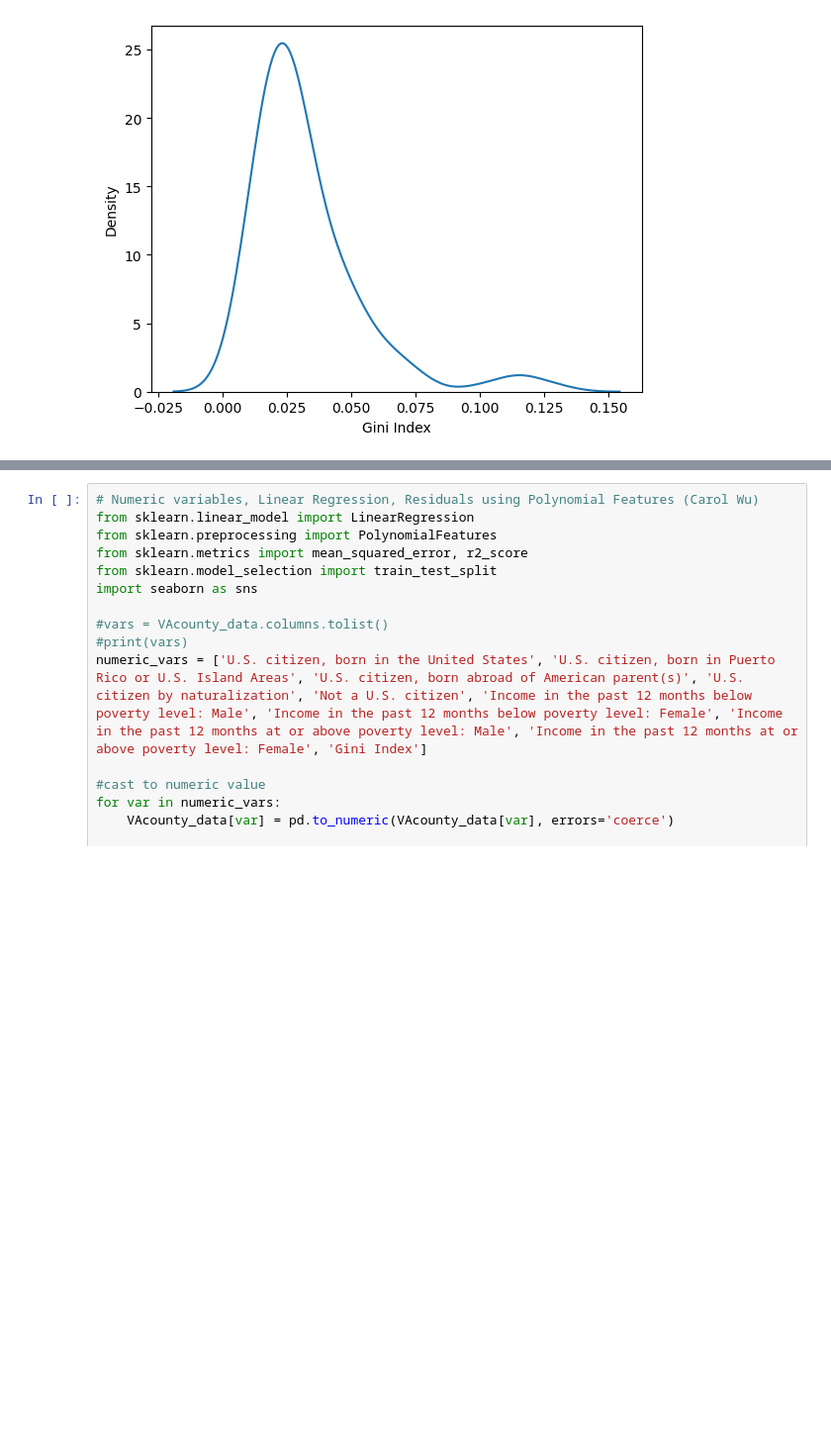
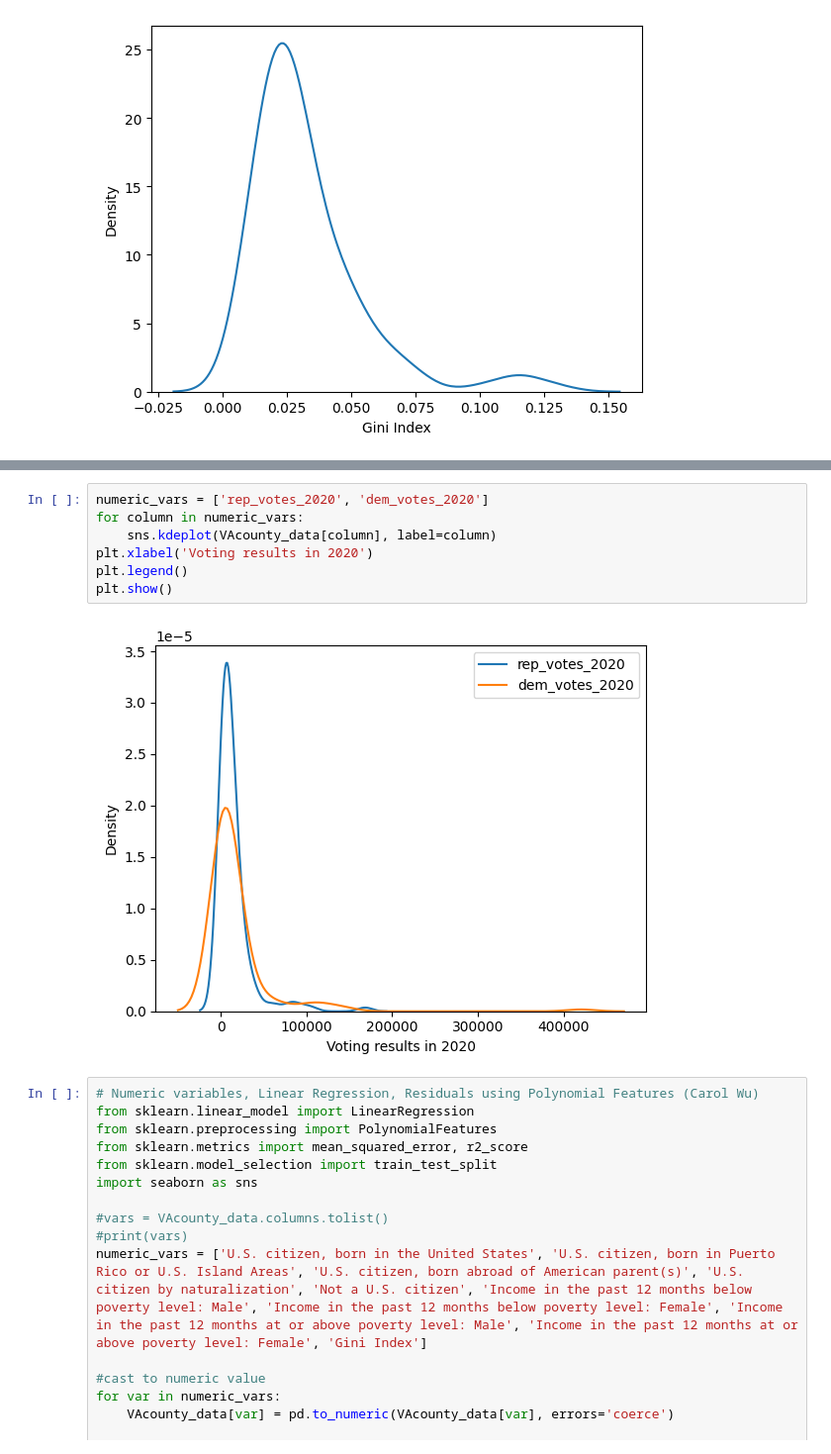
Before and after one commit to ven7sg/DS-3001-project-voting, a Jupyter notebook: Project3_model&VIS.ipynb, the cells around one changed output, grey strips where cells are left out. Shown at 99% size. Cells and saved outputs as stored; diff of their text form; blank space fills up the shorter version.

Commit message:
added kernel density plot

```diff
--- a/Project3_model&VIS.ipynb
+++ b/Project3_model&VIS.ipynb
@@ -206,3 +187,12 @@ print(VAcounty_data)
+# %%
+numeric_vars = ['rep_votes_2020', 'dem_votes_2020']
+for column in numeric_vars:
+    sns.kdeplot(VAcounty_data[column], label=column)
+plt.xlabel('Voting results in 2020')
+plt.legend()
+plt.show()
+# %% [output]
+[figure, added]
 # %%
 # Numeric variables, Linear Regression, Residuals using Polynomial Features (Carol Wu)
 from sklearn.linear_model import LinearRegression
```
Also changed, not shown: parts of 3 cells of this notebook.
